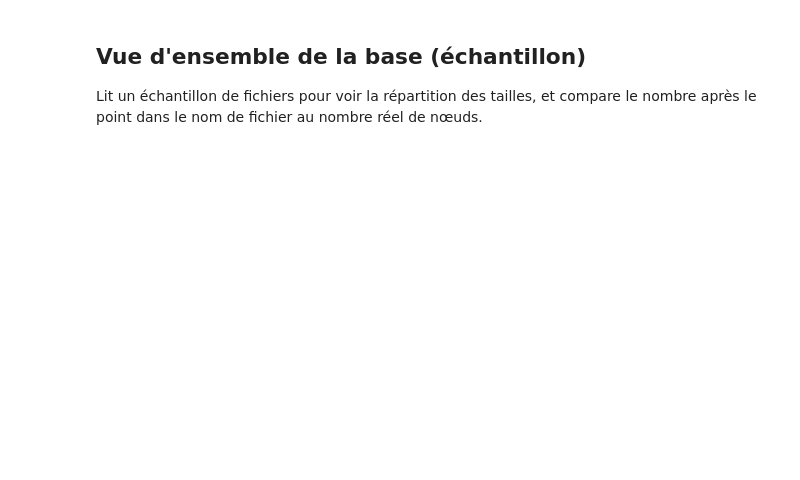
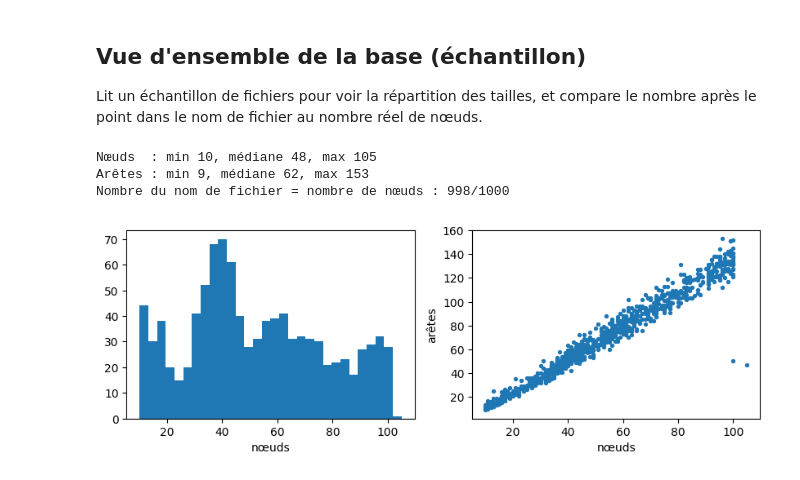
Before and after one commit to melissa-colin/graph-drawing, a Jupyter notebook: exploration.ipynb, the cells around one changed output. Cells and saved outputs as stored; diff of their text form; code cells hidden in the pictures; blank space fills up the shorter version.

```diff
--- a/exploration.ipynb
+++ b/exploration.ipynb
@@ -106,27 +119,32 @@ for nom, pos in dessins.items():
 Lit un échantillon de fichiers pour voir la répartition des tailles, et compare le nombre
 après le point dans le nom de fichier au nombre réel de nœuds.
 # %%
-TAILLE_ECHANTILLON = 300
+TAILLE_ECHANTILLON = 1000
 
 echantillon = random.sample(fichiers, TAILLE_ECHANTILLON)
 lignes = []
 for f in echantillon:
     g = nx.read_graphml(f)
     suffixe = int(f.name.split(".")[1])
     lignes.append((f.name, g.number_of_nodes(), g.number_of_edges(), suffixe))
 
 n = np.array([l[1] for l in lignes])
 m = np.array([l[2] for l in lignes])
 s = np.array([l[3] for l in lignes])
 
 print(f"Nœuds  : min {n.min()}, médiane {int(np.median(n))}, max {n.max()}")
 print(f"Arêtes : min {m.min()}, médiane {int(np.median(m))}, max {m.max()}")
 print(f"Nombre du nom de fichier = nombre de nœuds : {(s == n).sum()}/{len(lignes)}")
 
 fig, axes = plt.subplots(1, 2, figsize=(10, 3))
 axes[0].hist(n, bins=30)
 axes[0].set_xlabel("nœuds")
 axes[1].scatter(n, m, s=8)
 axes[1].set_xlabel("nœuds")
 axes[1].set_ylabel("arêtes")
 plt.show()
+# %% [output]
+Nœuds  : min 10, médiane 48, max 105
+Arêtes : min 9, médiane 62, max 153
+Nombre du nom de fichier = nombre de nœuds : 998/1000
+[figure, added]
```
Also changed, not shown: parts of 8 cells of this notebook, 1 other file.
